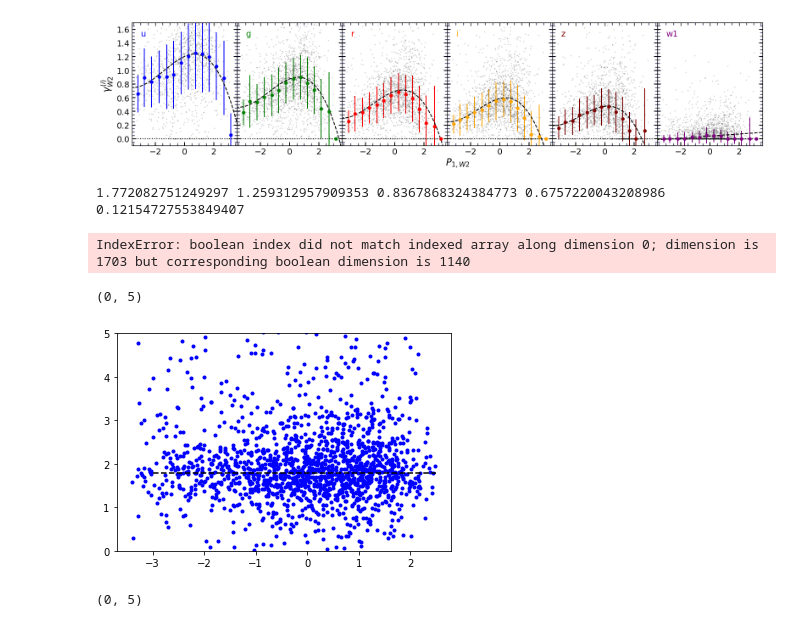
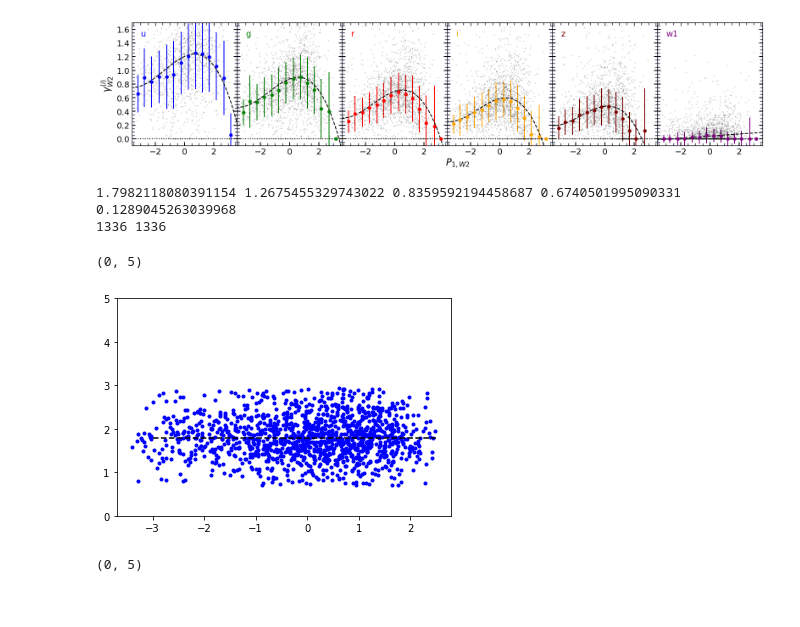
Before and after one commit to ekourkchi/reddening, a Jupyter notebook: gamma_P1.ipynb, the cells around one changed output. Saved outputs shown, nothing was run; the diff lists cells and outputs as text; code cells hidden in the pictures.

```diff
--- a/gamma_P1.ipynb
+++ b/gamma_P1.ipynb
@@ -125,24 +125,25 @@ def sigclip(array):
     clipped = filtered_data.data[np.logical_not(filtered_data.mask)]
     return np.median(clipped), clipped, np.logical_not(filtered_data.mask)
 # %%
-C_u, R_ur, t  =  sigclip(R_ur)
-C_g, R_gr, _  =  sigclip(R_gr)
-C_i, R_ir, _  =  sigclip(R_ir)
-C_z, R_zr, _  =  sigclip(R_zr)
-C_w1, R_w1r, _ =  sigclip(R_w1r)
+C_u, R_ur_, t  =  sigclip(R_ur)
+C_g, R_gr_, _  =  sigclip(R_gr)
+C_i, R_ir_, _  =  sigclip(R_ir)
+C_z, R_zr_, _  =  sigclip(R_zr)
+C_w1, R_w1r_, _ =  sigclip(R_w1r)
 
 print C_u, C_g, C_i, C_z, C_w1
-print pc0_ur[t]
+pc0_ur_ =  pc0_ur[np.where(t == True)]
+print len(pc0_ur_), len(R_ur_)
 # %% [output]
-1.772082751249297 1.259312957909353 0.8367868324384773 0.6757220043208986 0.12154727553849407
+1.7982118080391154 1.2675455329743022 0.8359592194458687 0.6740501995090331 0.1289045263039968
+1336 1336
-IndexError: boolean index did not match indexed array along dimension 0; dimension is 1703 but corresponding boolean dimension is 1140
 # %%
-plt.plot(pc0_ur, R_ur, 'b.')
+plt.plot(pc0_ur_, R_ur_, 'b.')
 plt.plot([-3,2.5],[C_u,C_u],'k--')
 plt.ylim(0,5)
 # %% [output]
 (0, 5)
-[figure, old version]
+[figure, new version]
 # %%
 plt.plot(pc0_gr, R_gr, 'g.')
 plt.ylim(0,5)
```
